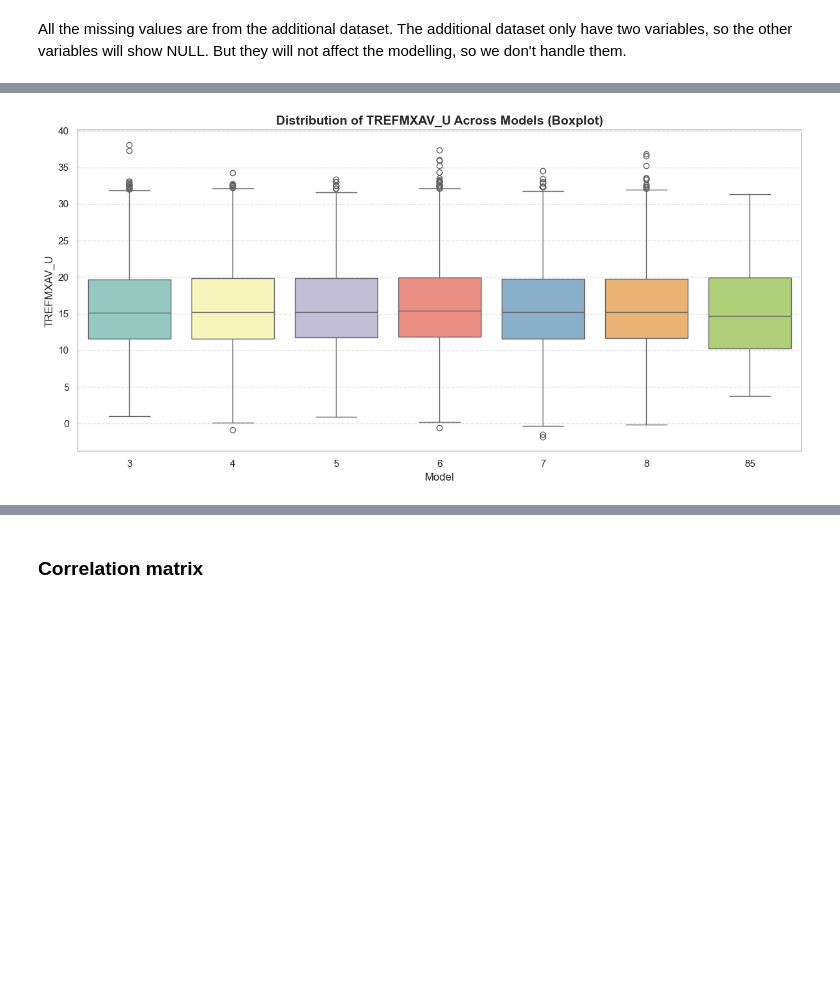
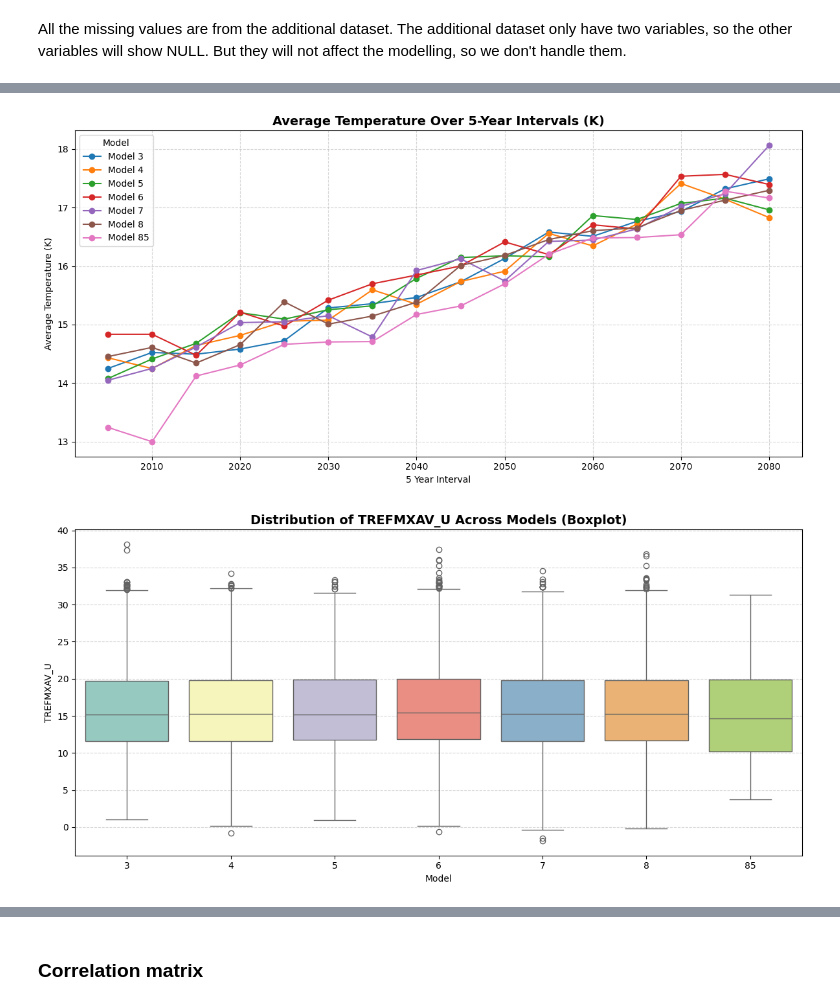
Before and after one commit to JYHYL/EART60702-Group3, a Jupyter notebook: EDA.ipynb, the cells around one changed output, grey strips where cells are left out. Cells and saved outputs as stored; diff of their text form; code cells hidden in the pictures; blank space fills up the shorter version.

```diff
--- a/EDA.ipynb
+++ b/EDA.ipynb
@@ -206,3 +206,29 @@ plt.show()
+# %%
+# 5 year as a group
+df['5yr_group'] = (df['year'] // 5) * 5  # 例如 2006–2010 → 2005，方便 groupby
+
+# Create a figure
+plt.figure(figsize=(12, 6))
+
+for model in df['model'].unique():
+    sub_df = df[df['model'] == model]
+
+    # Group by 5 year interval and calculate the average TREFMXAV_U for each
+    grouped = sub_df.groupby('5yr_group')['TREFMXAV_U'].mean().dropna()
+
+    # Plot
+    plt.plot(grouped.index, grouped.values,marker='o', label=f'Model {model}')
+
+# Graph settings
+plt.title("Average Temperature Over 5-Year Intervals (K)", fontsize=14, fontweight='bold')
+plt.xlabel("5 Year Interval")
+plt.ylabel("Average Temperature (K)")
+plt.grid(True, linestyle='--', alpha=0.5)
+plt.legend(title="Model")
+plt.tight_layout()
+plt.show()
+# %% [output]
+[figure, added]
 # %%
 plt.figure(figsize=(12, 6))
 sns.boxplot(data=df, x='model', y='TREFMXAV_U', palette='Set3')
@@ -214,7 +240,7 @@ plt.grid(axis='y', linestyle='--', alpha=0.5)
 plt.tight_layout()
 plt.show()
 # %% [output]
-[figure, old version]
+[figure, new version]
 # %%
 plt.figure(figsize=(12, 6))
 
```
Also changed, not shown: parts of 7 cells of this notebook.
